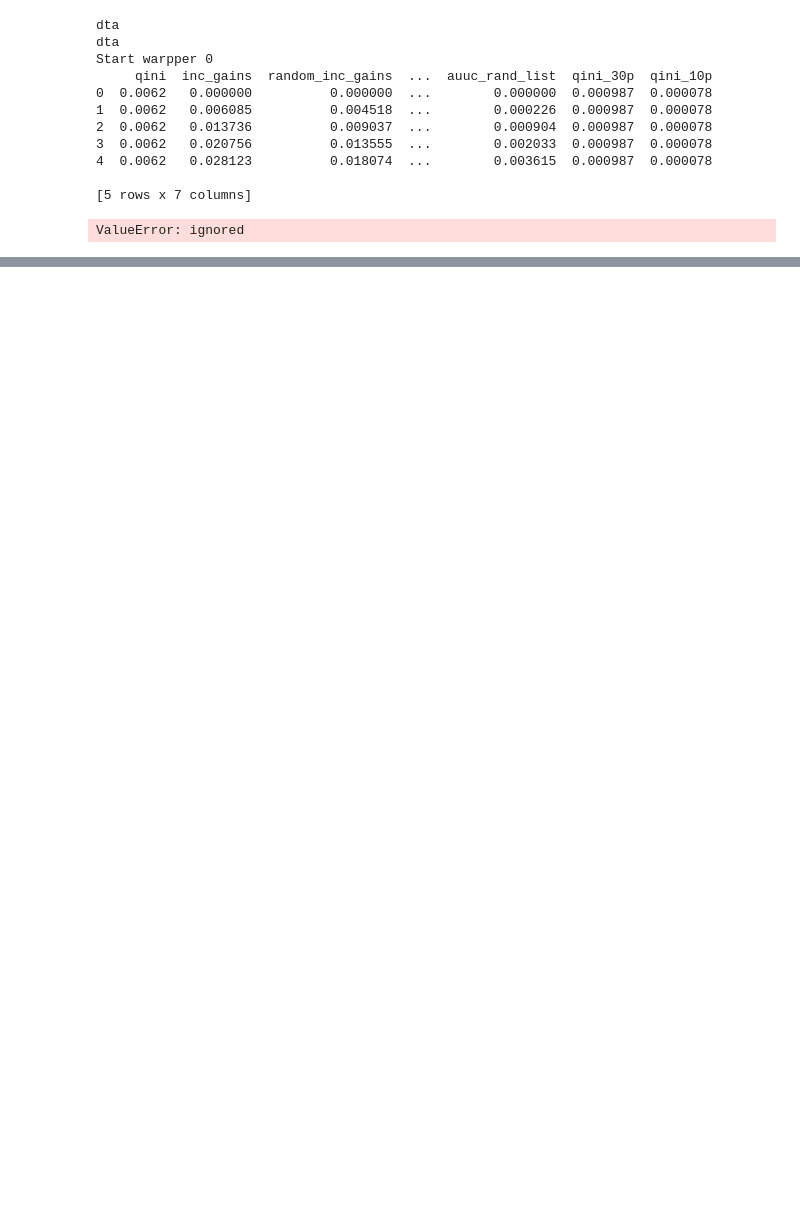
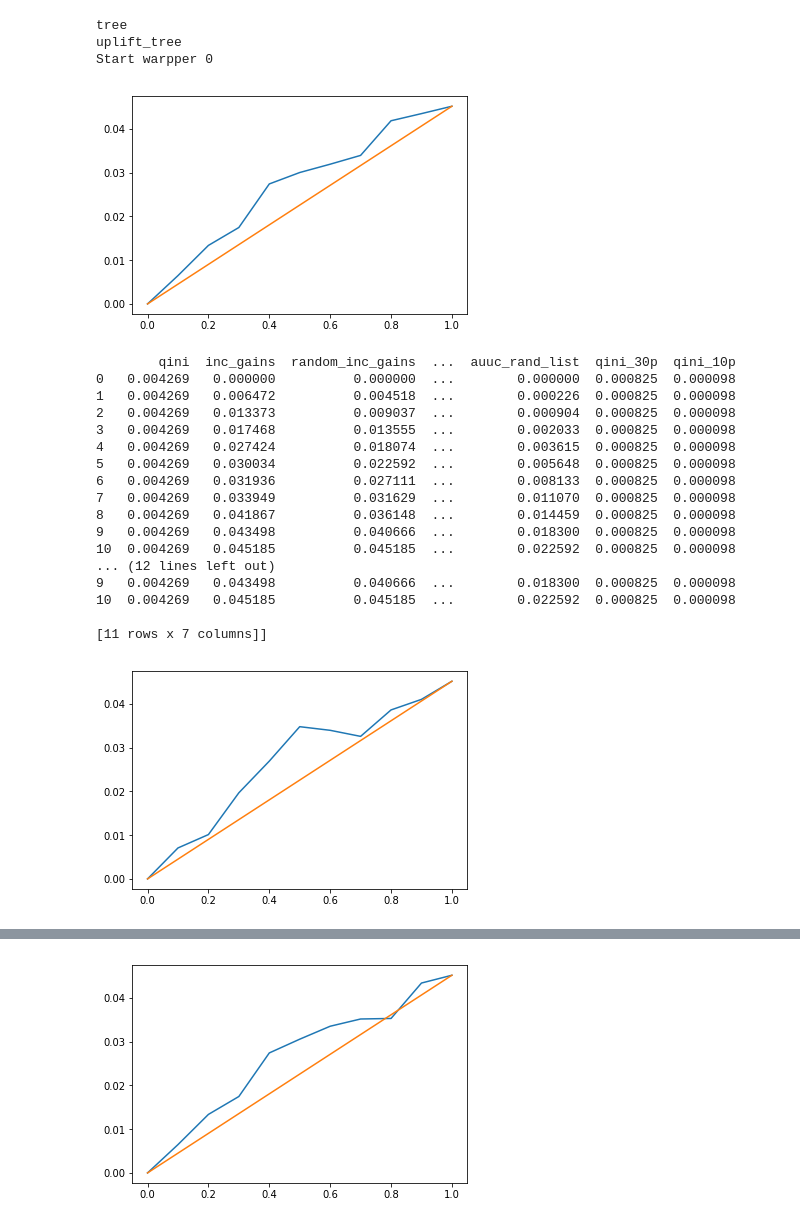
Before and after one commit to granrookey/UpliftModeling, a Jupyter notebook: code_day4_modify.ipynb, the cells around one changed output, grey strips where cells are left out. Cells and saved outputs as stored; diff of their text form; code cells hidden in the pictures; blank space fills up the shorter version.

```diff
--- a/code_day4_modify.ipynb
+++ b/code_day4_modify.ipynb
@@ -526,9 +526,9 @@ def main():
 #     dataset_type = ['hillstrom', 'lalonde', 'criteo']
     dataset_type = ['hillstrom']
     target_models = {
-        'dta': [(dta, predict_dta)],
-        'tma': [(tma, predict_tma)],
-        'trans': [(lai, predict_lai), (glai, predict_glai), (rvtu, predict_rvtu)],
+#         'dta': [(dta, predict_dta)],
+#         'tma': [(tma, predict_tma)],
+#         'trans': [(lai, predict_lai), (glai, predict_glai), (rvtu, predict_rvtu)],
         'tree': [(uplift_tree, predict_tree), (upliftRF, predict_upliftRF)],
 #         'trans': [(rvtu, predict_rvtu)]
     }
@@ -552,7 +552,7 @@ def main():
 
         wrapper_variables = pd.DataFrame(index = range(len(X.columns)))
 
-        qini_resultset = []
+        qini_resultset = {}
         ### Cross validation ###
         for idx, (train_index, test_index) in enumerate(fold_gen):
             qini_list = pd.DataFrame(index = ['qini', 'inc_gains', 'random_inc_gains','auuc_list','auuc_rand_list','qini_30p','qini_10p'])
@@ -609,22 +609,27 @@ def main():
                     if target_model == 'tree':
                         for method in ['KL', 'ED', 'Chisq', 'Int']:
                             search_space_tree = {
-                                'ntree': [10, ],
-                                'mtry': [3, ],
-                                'bagging_fraction': [0.6, ],
                                 'method': [method],
-                                'max_depth': [10, ],
-                                'min_split': [1000, ],
+                                'max_depth': [5, ],
+                                'min_split': [1000],
                                 'min_bucket_t0': [100,],
                                 'min_bucket_t1': [100,],
                             }
+                            if model.__name__ == 'upliftRF':
+                                search_space_tree['ntree'] = [10]
+                                search_space_tree['mtry'] = [3]
+                                search_space_tree['bagging_fraction']: [0.6]
                             _, best_params = parameter_tuning(model, predict, data_dict,
                                                         search_space=search_space_tree)
                             mdl = model(X_train, Y_train, T_train, **best_params)
                             pred = predict(mdl, X_test, y=Y_test, t=T_test)
                             perf = performance(pred['pr_y1_t1'], pred['pr_y1_t0'], Y_test, T_test)
                             q = qini(perf)
-                            qini_list[model.__name__ + '-' + method] = pd.DataFrame(q.values())
+                            key = model.__name__ + '-' + method
+                            if key not in qini_resultset.keys():
+                                qini_resultset[key] = []
+                            qini_resultset[key].append(pd.DataFrame(q))
+                            print(qini_resultset[key])
                     elif target_model != 'tree':
                         _, drop_vars, qini_values = wrapper(
                               model, predict, data_dict, params=params)
@@ -635,46 +640,62 @@ def main():
                         X_tuning.drop(best_drop_vars, axis=1, inplace=True)
                         X_validate.drop(best_drop_vars, axis=1, inplace=True)
                         X_train.drop(best_drop_vars, axis=1, inplace=True)
                         X_test.drop(best_drop_vars, axis=1, inplace=True)
 
                         _, best_params = parameter_tuning(model, predict, data_dict,
                                                         search_space=search_space)
                         mdl = model(X_train, Y_train, T_train, **best_params)
                         pred = predict(mdl, X_test, y=Y_test, t=T_test)
                         perf = performance(pred['pr_y1_t1'], pred['pr_y1_t0'], Y_test, T_test)
+
                         q = qini(perf)
-                        print(pd.DataFrame(q).head())
-                        print(pd.DataFrame(q.values()))
-                        qini_list[model.__name__] = pd.DataFrame(q.values())
-            qini_resultset.append(qini_list)
+                        if model.__name__ not in qini_resultset.keys():
+                            qini_resultset[model.__name__] = []
+                        qini_resultset[model.__name__].append(pd.DataFrame(q))
+                        print(qini_resultset[model.__name__])
+
+
+#                         print(pd.DataFrame(q).head())
+#                         print(pd.DataFrame(q.values()))
+#                         qini_list[model.__name__] = pd.DataFrame(q.values())
 #         wrapper_variables.plot()
 #         plt.title("Variable Selection - Dataset " + str(idx) + ": " + dataset_type[i])
 #         plt.xlabel("Amount of Variables")
 #         plt.ylabel("Qini Value")
         #         plt.legend(bbox_to_anchor=(1.05, 1), loc=(i+1) * 2 - 1 , borderaxespad=0.)
-            print(qini_resultset[idx].head())
+            print(qini_resultset.keys())
 #         print('Qini values: ', qini_list)
 #         print('    mean: {}, std: {}'.format(np.mean(qini_list), np.std(qini_list)))
 #         plt.show()
 
 #         plt.subplot(141)
 #         plt.plot([1,2,3], label="test1")
 #         plt.plot([3,2,1], label="test2")
 #         # Place a legend to the right of this smaller subplot.
 #         plt.legend(bbox_to_anchor=(1.05, 1), loc=2, borderaxespad=0.)
 
 
 main()
 # %% [output]
-dta
-dta
+tree
+uplift_tree
 Start warpper 0
-     qini  inc_gains  random_inc_gains  ...  auuc_rand_list  qini_30p  qini_10p
-0  0.0062   0.000000          0.000000  ...        0.000000  0.000987  0.000078
-1  0.0062   0.006085          0.004518  ...        0.000226  0.000987  0.000078
-2  0.0062   0.013736          0.009037  ...        0.000904  0.000987  0.000078
-3  0.0062   0.020756          0.013555  ...        0.002033  0.000987  0.000078
-4  0.0062   0.028123          0.018074  ...        0.003615  0.000987  0.000078
-
-[5 rows x 7 columns]
+[figure, added]
-ValueError: ignored
+        qini  inc_gains  random_inc_gains  ...  auuc_rand_list  qini_30p  qini_10p
+0   0.004269   0.000000          0.000000  ...        0.000000  0.000825  0.000098
+1   0.004269   0.006472          0.004518  ...        0.000226  0.000825  0.000098
+2   0.004269   0.013373          0.009037  ...        0.000904  0.000825  0.000098
+3   0.004269   0.017468          0.013555  ...        0.002033  0.000825  0.000098
+4   0.004269   0.027424          0.018074  ...        0.003615  0.000825  0.000098
+5   0.004269   0.030034          0.022592  ...        0.005648  0.000825  0.000098
+6   0.004269   0.031936          0.027111  ...        0.008133  0.000825  0.000098
+7   0.004269   0.033949          0.031629  ...        0.011070  0.000825  0.000098
+8   0.004269   0.041867          0.036148  ...        0.014459  0.000825  0.000098
+9   0.004269   0.043498          0.040666  ...        0.018300  0.000825  0.000098
+10  0.004269   0.045185          0.045185  ...        0.022592  0.000825  0.000098
+... (12 lines left out)
+9   0.004269   0.043498          0.040666  ...        0.018300  0.000825  0.000098
+10  0.004269   0.045185          0.045185  ...        0.022592  0.000825  0.000098
+
+[11 rows x 7 columns]]
+[figure, added]
@@ -680,0 +719 @@ ValueError: ignored
+[figure, added]
```
Also changed, not shown: parts of 3 cells of this notebook.
